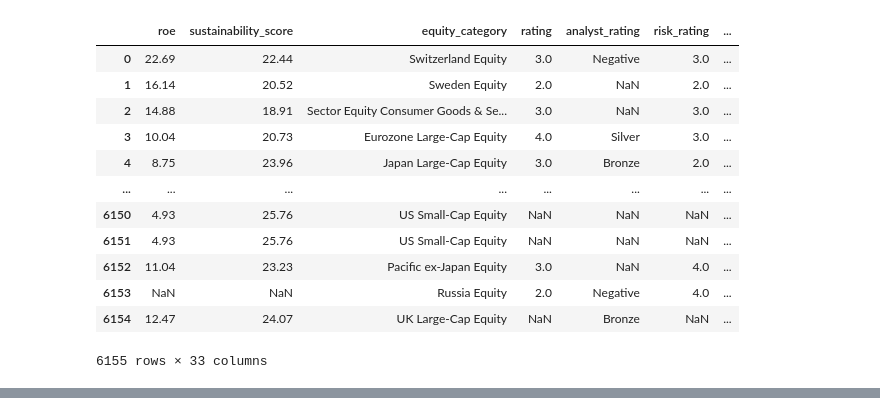
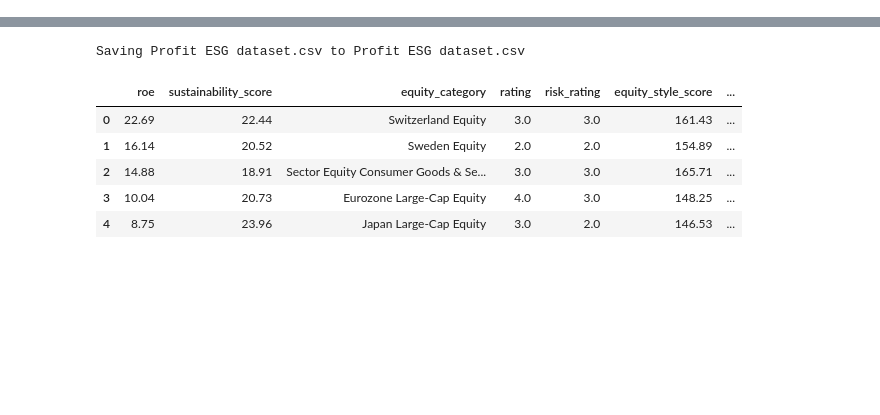
Before and after one commit to runnithan03/Dissertation, a Jupyter notebook: Python_Data_Load.ipynb, the cells around one changed output, grey strips where cells are left out. Saved outputs shown, nothing was run; the diff lists cells and outputs as text; code cells hidden in the pictures; blank space fills up the shorter version.

```diff
--- a/Python_Data_Load.ipynb
+++ b/Python_Data_Load.ipynb
@@ -9,21 +3,21 @@ Saving Profit ESG dataset.csv to Profit ESG dataset.csv
-# %%
-import pandas as pd
-import io
-
-# Replace 'your_dataset.csv' with the actual filename
-data = pd.read_csv(io.BytesIO(uploaded['Profit ESG dataset.csv']), encoding='ISO-8859-1')
-data
-# %% [output]
-|  | roe | sustainability_score | equity_category | rating | analyst_rating | risk_rating | ... |
-| 0 | 22.69 | 22.44 | Switzerland Equity | 3.0 | Negative | 3.0 | ... |
-| 1 | 16.14 | 20.52 | Sweden Equity | 2.0 | NaN | 2.0 | ... |
-| 2 | 14.88 | 18.91 | Sector Equity Consumer Goods & Se... | 3.0 | NaN | 3.0 | ... |
-| 3 | 10.04 | 20.73 | Eurozone Large-Cap Equity | 4.0 | Silver | 3.0 | ... |
-| 4 | 8.75 | 23.96 | Japan Large-Cap Equity | 3.0 | Bronze | 2.0 | ... |
-| ... | ... | ... | ... | ... | ... | ... | ... |
-| 6150 | 4.93 | 25.76 | US Small-Cap Equity | NaN | NaN | NaN | ... |
-| 6151 | 4.93 | 25.76 | US Small-Cap Equity | NaN | NaN | NaN | ... |
-| 6152 | 11.04 | 23.23 | Pacific ex-Japan Equity | 3.0 | NaN | 4.0 | ... |
-| 6153 | NaN | NaN | Russia Equity | 2.0 | Negative | 4.0 | ... |
-| 6154 | 12.47 | 24.07 | UK Large-Cap Equity | NaN | Bronze | NaN | ... |
-6155 rows × 33 columns
+# %%
+from google.colab import files
+import os
+import pandas as pd
+import io
+
+# Remove existing file if it exists
+if os.path.exists('Profit ESG dataset.csv'):
+    os.remove('Profit ESG dataset.csv')
+
+# Upload the file
+uploaded = files.upload()
+
+# Save the uploaded file with a fixed name
+with open('Profit ESG dataset.csv', 'wb') as f:
+    f.write(uploaded[list(uploaded.keys())[0]])
+
+# Load the dataset
+data = pd.read_csv('Profit ESG dataset.csv', encoding='ISO-8859-1')
+data.head()
+# %% [output]
@@ -29,0 +25,7 @@ data
+Saving Profit ESG dataset.csv to Profit ESG dataset.csv
+|  | roe | sustainability_score | equity_category | rating | risk_rating | equity_style_score | ... |
+| 0 | 22.69 | 22.44 | Switzerland Equity | 3.0 | 3.0 | 161.43 | ... |
+| 1 | 16.14 | 20.52 | Sweden Equity | 2.0 | 2.0 | 154.89 | ... |
+| 2 | 14.88 | 18.91 | Sector Equity Consumer Goods & Se... | 3.0 | 3.0 | 165.71 | ... |
+| 3 | 10.04 | 20.73 | Eurozone Large-Cap Equity | 4.0 | 3.0 | 148.25 | ... |
+| 4 | 8.75 | 23.96 | Japan Large-Cap Equity | 3.0 | 2.0 | 146.53 | ... |
```
Also changed, not shown: parts of 9 cells of this notebook.
